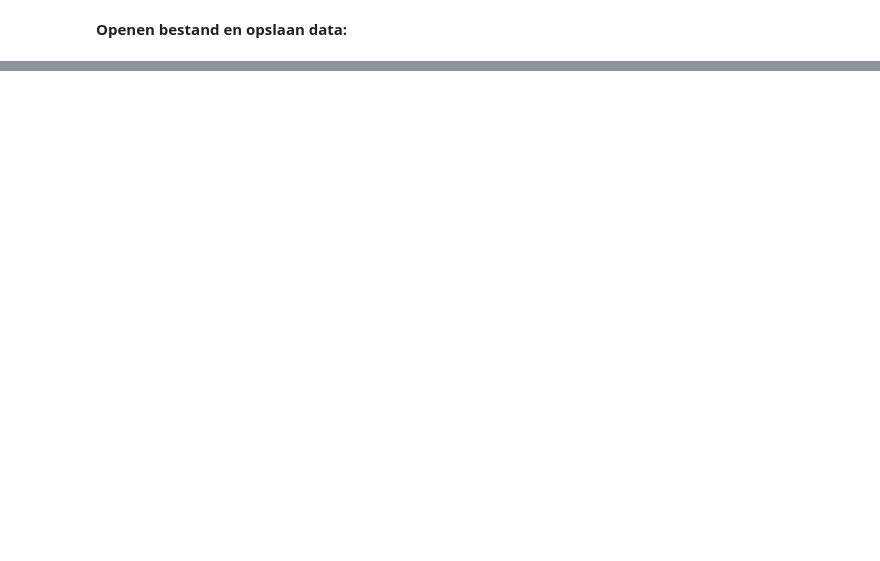
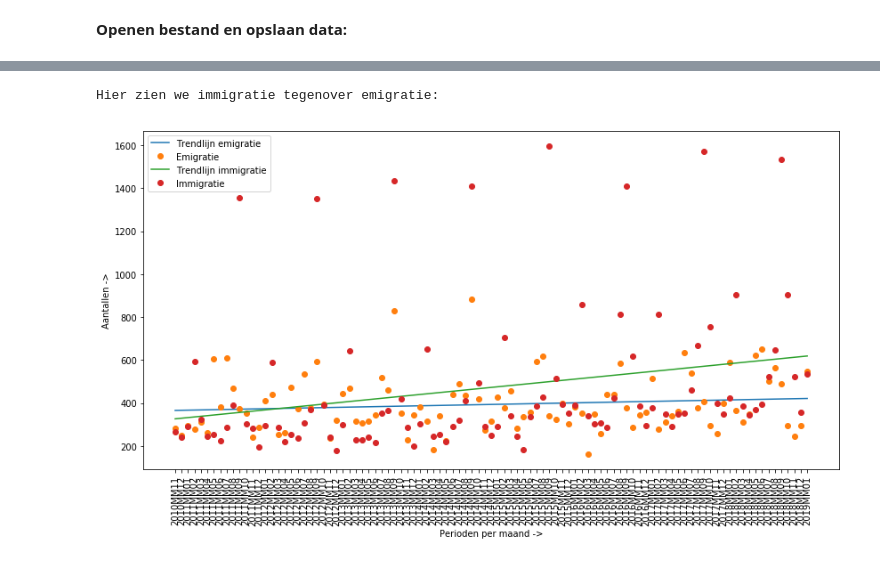
Before and after one commit to vlreinier/AC, a Jupyter notebook: Statistische analyse.ipynb, the cells around one changed output, grey strips where cells are left out. Cells and saved outputs as stored; diff of their text form; code cells hidden in the pictures; blank space fills up the shorter version.

```diff
--- a/Statistische analyse.ipynb
+++ b/Statistische analyse.ipynb
@@ -149,0 +235,14 @@ Standaard deviatie:  484.2833174880405
+# %%
+plt.xlabel('Perioden per maand ->')
+plt.ylabel('Aantallen ->')
+plt.xticks(rotation=90)
+plt.plot(xr, trendline(x, emigratie), label='Trendlijn emigratie')
+plt.plot(xr, emigratie,'o', label='Emigratie')
+plt.plot(xr, trendline(x, immigratie), label='Trendlijn immigratie')
+plt.plot(xr, immigratie,'o', label='Immigratie')
+plt.legend(loc='upper left')
+print("\nHier zien we immigratie tegenover emigratie:")
+plt.show()
+# %% [output]
+Hier zien we immigratie tegenover emigratie:
+[figure, added]
```
Also changed, not shown: parts of 29 cells of this notebook.
